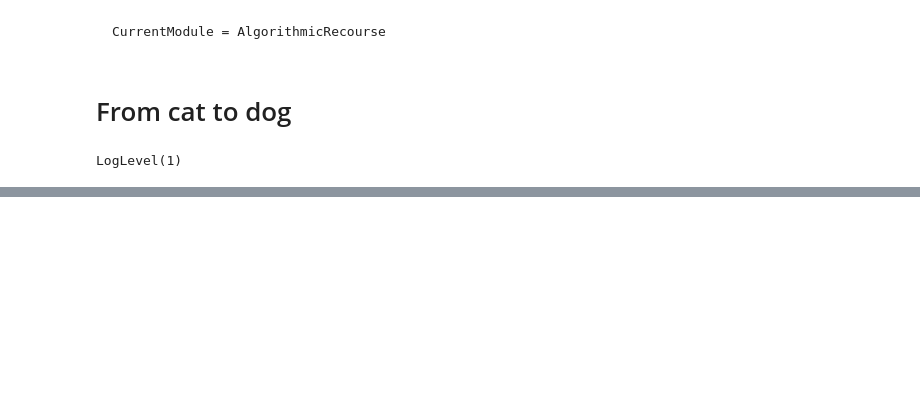
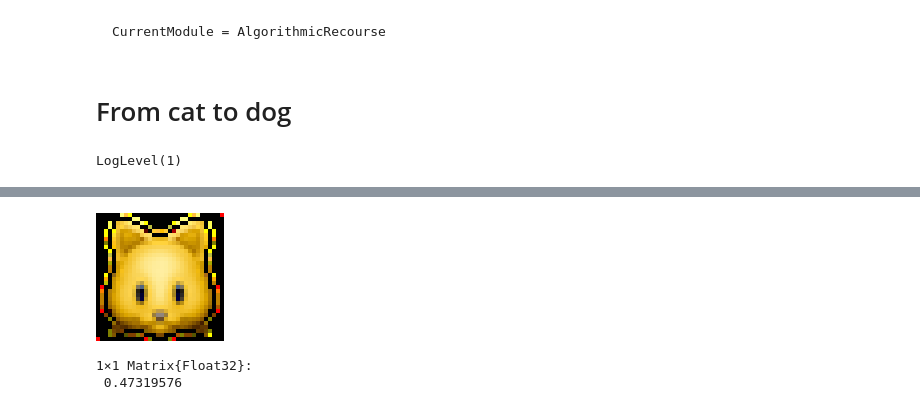
Before and after one commit to JuliaTrustworthyAI/CounterfactualExplanations.jl, a Jupyter notebook: docs/src/examples/CIFAR10.ipynb, the cells around one changed output, grey strips where cells are left out. Drawn from its saved outputs; the diff is of its cells as text; code cells hidden in the pictures; blank space fills up the shorter version.

```diff
--- a/docs/src/examples/CIFAR10.ipynb
+++ b/docs/src/examples/CIFAR10.ipynb
@@ -51,0 +66,13 @@ savefig(plt, "www/CIFAR10_predictions.png")
+# %%
+cat_rgb = RGB.(sad_cat)
+# %% [output]
+[figure, added]
+# %%
+cat_CHW = channelview(cat_rgb);
+cat_WHC = permutedims(cat_CHW, (3,2,1))
+cat_train = reshape(cat_CHW, (size(cat_WHC)...,1))
+cat_train = convert(Array{Float32},cat_train)
+probs(𝑴,cat_train)
+# %% [output]
+1×1 Matrix{Float32}:
+ 0.47319576
```
Also changed, not shown: parts of 22 cells of this notebook, 16 other files.
